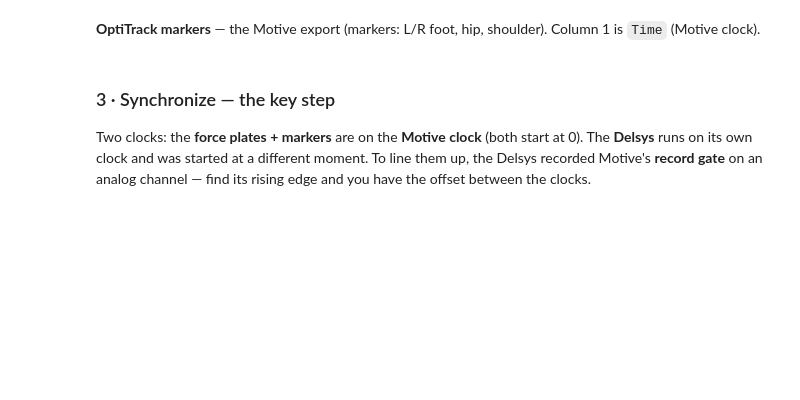
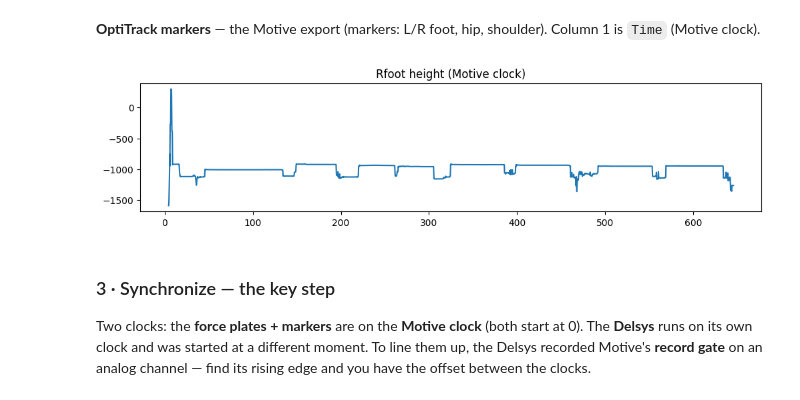
Before and after one commit to praneethnamburi/immersionlab-pe-mis, a Jupyter notebook: notebooks/group2_project2.ipynb, the cells around one changed output. Drawn from its saved outputs; the diff is of its cells as text; code cells hidden in the pictures; blank space fills up the shorter version.

```diff
--- a/notebooks/group2_project2.ipynb
+++ b/notebooks/group2_project2.ipynb
@@ -58,16 +70,20 @@ plt.figure(figsize=(12,2.5)); plt.plot(fp_t, fz1); plt.xlim(30,35); plt.title("f
 # %%
 import pandas as pd, csv as _c
 def load_markers(path):
     with open(path) as f:                               # find the 'Frame, Time (Seconds), X, Y, Z...' header row
         h = next(i for i, row in enumerate(_c.reader(f)) if any('Time (Seconds)' in str(x) for x in row))
     m = pd.read_csv(path, skiprows=h)
     return m.loc[:, ~m.columns.astype(str).str.startswith('Unnamed')]
 mk = load_markers(markers_csv)
 mk_t = mk['Time (Seconds)'].to_numpy(float)             # Motive clock (starts at 0)
 xyz = mk.drop(columns=[c for c in ('Frame', 'Time (Seconds)') if c in mk]).to_numpy(float)
 # markers in order: Lfoot, Lhip, Lshoulder, Rfoot, Rhip, Rshoulder (X,Y,Z each)
 rfoot_z = xyz[:, 3*3 + 2]                               # Rfoot = 4th marker, vertical (Z)
-plt.figure(figsize=(12,2.5)); plt.plot(mk_t, rfoot_z); plt.xlim(30,35); plt.title('Rfoot height (Motive clock)'); plt.show()
+plt.figure(figsize=(12,2.5)); plt.plot(mk_t, rfoot_z);
+# plt.xlim(30,35);
+plt.title('Rfoot height (Motive clock)'); plt.show()
+# %% [output]
+[figure, added]
 # %% [markdown]
 ### 3 · Synchronize — the key step
 Two clocks: the **force plates + markers** are on the **Motive clock** (both start at 0). The **Delsys** runs on its own clock and was started at a different moment. To line them up, the Delsys recorded Motive's **record gate** on an analog channel — find its rising edge and you have the offset between the clocks.
```
Also changed, not shown: parts of 6 cells of this notebook.
